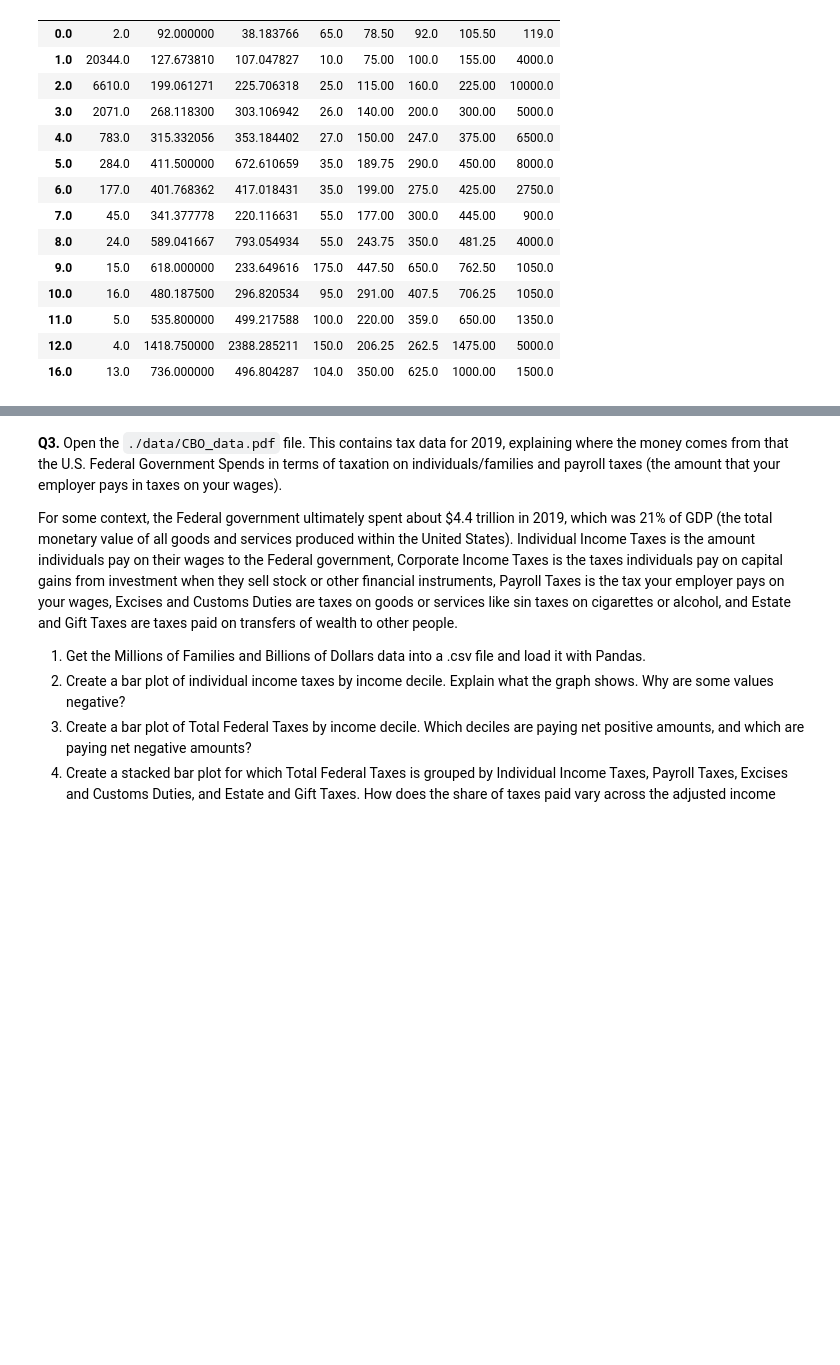
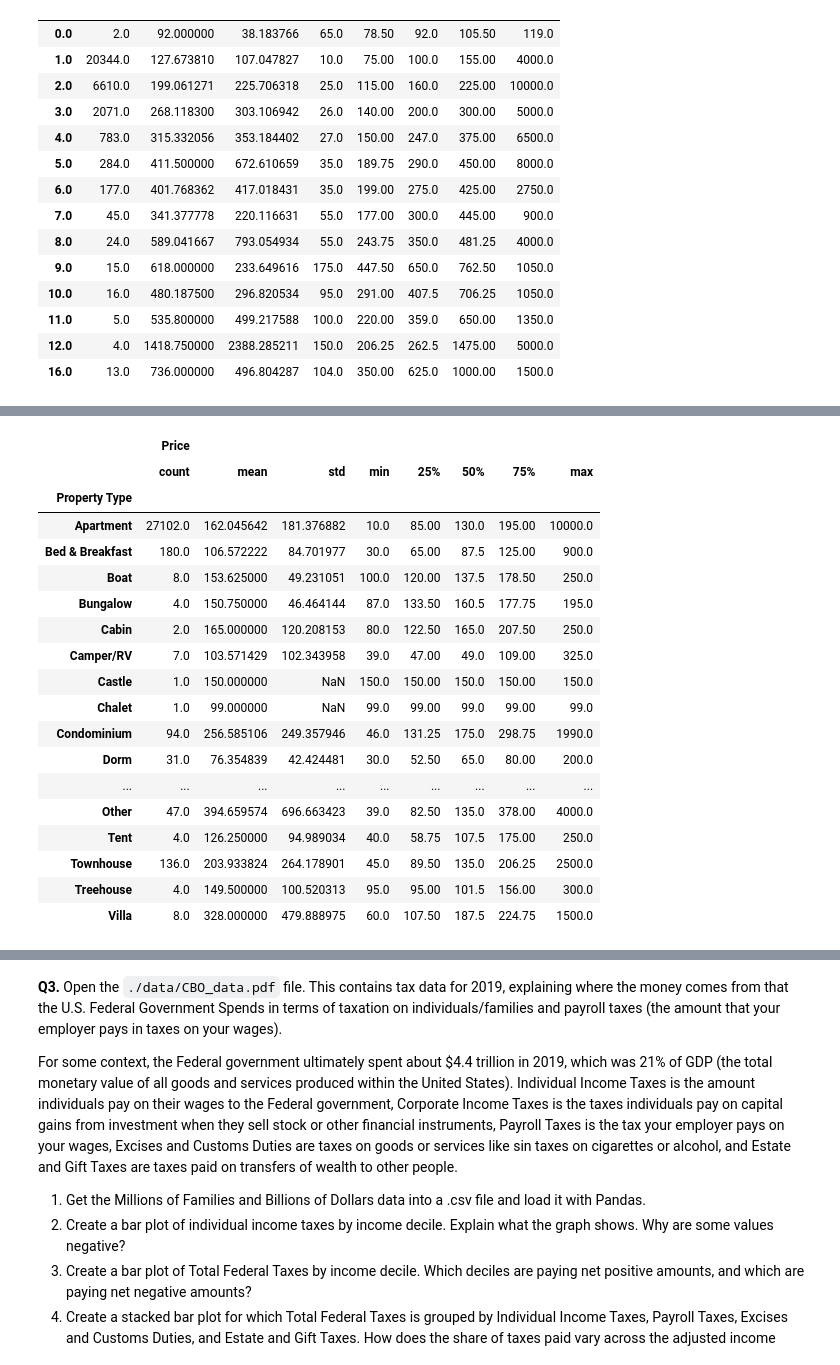
Before and after one commit to ElliotRoosevelt/visualization, a Jupyter notebook: assignment/assignment.ipynb, the cells around one changed output, grey strips where cells are left out. Saved outputs shown, nothing was run; the diff lists cells and outputs as text; code cells hidden in the pictures; blank space fills up the shorter version.

```diff
--- a/assignment/assignment.ipynb
+++ b/assignment/assignment.ipynb
@@ -216,0 +244,24 @@ air.loc[:,['Beds','Price']].groupby('Beds').describe()
+# %%
+var = 'Price'
+group = 'Property Type'
+air.loc[:,[group,var]].groupby(group).describe()
+# %% [output]
+|  | Price |  |  |  |  |  |  |  |
+|  | count | mean | std | min | 25% | 50% | 75% | max |
+| Property Type |  |  |  |  |  |  |  |  |
+| Apartment | 27102.0 | 162.045642 | 181.376882 | 10.0 | 85.00 | 130.0 | 195.00 | 10000.0 |
+| Bed & Breakfast | 180.0 | 106.572222 | 84.701977 | 30.0 | 65.00 | 87.5 | 125.00 | 900.0 |
+| Boat | 8.0 | 153.625000 | 49.231051 | 100.0 | 120.00 | 137.5 | 178.50 | 250.0 |
+| Bungalow | 4.0 | 150.750000 | 46.464144 | 87.0 | 133.50 | 160.5 | 177.75 | 195.0 |
+| Cabin | 2.0 | 165.000000 | 120.208153 | 80.0 | 122.50 | 165.0 | 207.50 | 250.0 |
+| Camper/RV | 7.0 | 103.571429 | 102.343958 | 39.0 | 47.00 | 49.0 | 109.00 | 325.0 |
+| Castle | 1.0 | 150.000000 | NaN | 150.0 | 150.00 | 150.0 | 150.00 | 150.0 |
+| Chalet | 1.0 | 99.000000 | NaN | 99.0 | 99.00 | 99.0 | 99.00 | 99.0 |
+| Condominium | 94.0 | 256.585106 | 249.357946 | 46.0 | 131.25 | 175.0 | 298.75 | 1990.0 |
+| Dorm | 31.0 | 76.354839 | 42.424481 | 30.0 | 52.50 | 65.0 | 80.00 | 200.0 |
+| ... | ... | ... | ... | ... | ... | ... | ... | ... |
+| Other | 47.0 | 394.659574 | 696.663423 | 39.0 | 82.50 | 135.0 | 378.00 | 4000.0 |
+| Tent | 4.0 | 126.250000 | 94.989034 | 40.0 | 58.75 | 107.5 | 175.00 | 250.0 |
+| Townhouse | 136.0 | 203.933824 | 264.178901 | 45.0 | 89.50 | 135.0 | 206.25 | 2500.0 |
+| Treehouse | 4.0 | 149.500000 | 100.520313 | 95.0 | 95.00 | 101.5 | 156.00 | 300.0 |
+| Villa | 8.0 | 328.000000 | 479.888975 | 60.0 | 107.50 | 187.5 | 224.75 | 1500.0 |
```
Also changed, not shown: parts of 6 cells of this notebook.
